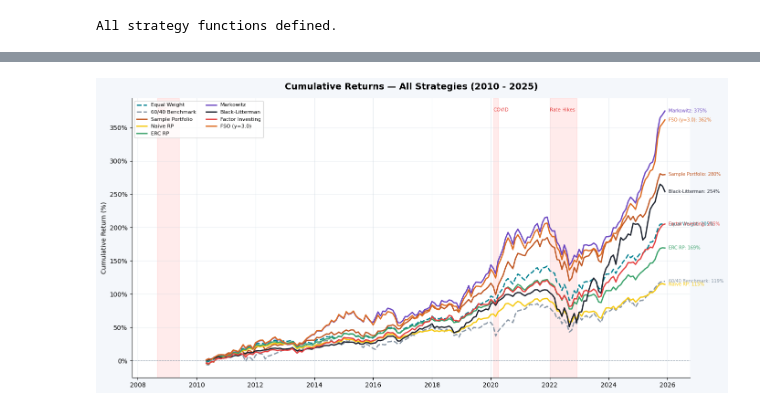
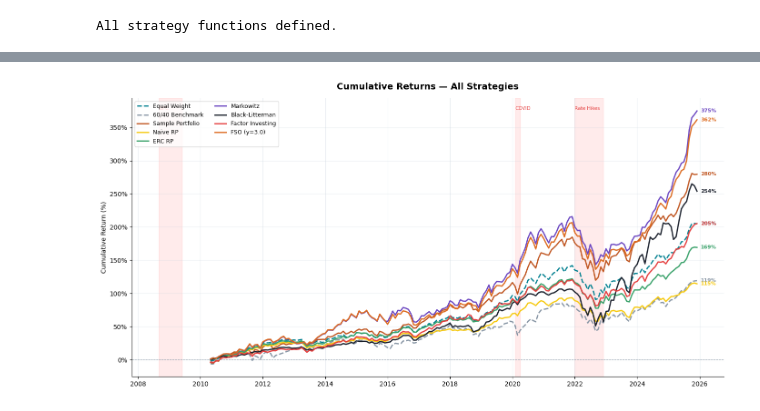
Before and after one commit to Anuj-Khadka/roboadvisor_research, a Jupyter notebook: src/models/09_comparison.ipynb, the cells around one changed output, grey strips where cells are left out. Cells and saved outputs as stored; diff of their text form; code cells hidden in the pictures.

```diff
--- a/src/models/09_comparison.ipynb
+++ b/src/models/09_comparison.ipynb
@@ -38,19 +39,32 @@ initial_investment = config['initial_investment']
 LOOKBACK        = 36
 REBAL_THRESHOLD = 0.05
 VOL_TARGET      = 0.10
+
 CRISES = [
     ('2008-09', '2009-06', 'GFC'),
     ('2020-02', '2020-04', 'COVID'),
     ('2022-01', '2022-12', 'Rate Hikes'),
 ]
 
+PALETTE = {
+    'Equal Weight'    : '#028090',
+    '60/40 Benchmark' : '#8896A5',
+    'Sample Portfolio': '#C05621',
+    'Naive RP'        : '#F6C90E',
+    'ERC RP'          : '#38A169',
+    'Markowitz'       : '#6B46C1',
+    'Black-Litterman' : '#1A202C',
+    'Factor Investing': '#E53E3E',
+    'FSO (y=3.0)'     : '#DD6B20',
+}
+
 plt.rcParams.update({
-    'figure.facecolor': '#F4F7FB', 'axes.facecolor': 'white',
+    'figure.facecolor': '#fff', 'axes.facecolor': 'white',
     'axes.spines.top': False, 'axes.spines.right': False,
     'axes.grid': True, 'grid.alpha': 0.4, 'grid.color': '#CBD5E0',
     'font.family': 'sans-serif',
 })
 print(f'Market: {market_name}  |  Initial investment: ${initial_investment:,.0f}')
-print(f'Lookback: {LOOKBACK}m  |  Rebal threshold: {REBAL_THRESHOLD*100:.0f}%  |  MPT vol target: {VOL_TARGET*100:.0f}%')
+print(f'Lookback: {LOOKBACK}m  |  Rebal threshold: {REBAL_THRESHOLD*100:.0f}%  |  Vol target: {VOL_TARGET*100:.0f}%')
 # %% [output]
 Market: primary_total_market  |  Initial investment: $1,000
@@ -58,16 +72,18 @@ Lookback: 36m  |  Rebal threshold: 5%  |  MPT vol target: 10%
 # %%
-returns = pd.read_csv(BASE / f'{market_name}_returns_monthly.csv', index_col=0, parse_dates=True)
+returns = pd.read_csv(BASE / f'{market_name}_returns_monthly.csv',
+                      index_col=0, parse_dates=True)
 assets  = returns.columns.tolist()
 N       = len(assets)
 
-rf_data           = pd.read_csv(BASE / 'risk_free_monthly.csv', index_col=0, parse_dates=True)
-rf_data           = rf_data.reindex(returns.index, method='ffill')  # align to returns dates
+rf_data           = pd.read_csv(BASE / 'risk_free_monthly.csv',
+                                index_col=0, parse_dates=True)
+rf_data           = rf_data.reindex(returns.index, method='ffill')
 annual_rf_series  = rf_data['rf_annual']
 monthly_rf_series = rf_data['rf_monthly']
 
 print(f'Returns : {returns.index[0].date()} -> {returns.index[-1].date()} ({len(returns)} months)')
 print(f'Assets  : {assets}')
-print(f'RF mean : {annual_rf_series.mean()*100:.3f}% annual (full period)')
+print(f'RF mean : {annual_rf_series.mean()*100:.3f}% annual')
 returns.describe().round(4)
 # %% [output]
 Returns : 2007-05-01 -> 2025-12-01 (224 months)
@@ -251,23 +422,24 @@ RF (aligned)      : 1.414% annual  |  0.1159% monthly
 # %%
-# ── Cumulative returns ────────────────────────────────────────────────────────
 fig, ax = plt.subplots(figsize=(14, 7))
 for label, ret in sim.items():
     cum = ((1 + ret).cumprod() - 1) * 100
     ls  = '--' if label in ('Equal Weight', '60/40 Benchmark') else '-'
     ax.plot(cum, label=label, color=PALETTE[label], linewidth=2, linestyle=ls)
     ax.annotate(
-        f'{label}: {cum.iloc[-1]:.0f}%',
-        xy=(cum.index[-1], cum.iloc[-1]), xytext=(6, 0),
-        textcoords='offset points', fontsize=7, color=PALETTE[label], va='center',
+        f'{cum.iloc[-1]:.0f}%',
+        xy=(cum.index[-1], cum.iloc[-1]),
+        xytext=(6, 0), textcoords='offset points',
+        color=PALETTE[label], fontsize=8, fontweight='bold', va='center',
     )
 for s, e, lbl in CRISES:
     ax.axvspan(pd.Timestamp(s), pd.Timestamp(e), alpha=0.08, color='red', zorder=0)
-    ax.text(pd.Timestamp(s), ax.get_ylim()[1] * 0.95, lbl, fontsize=7.5, color='#E53E3E')
+    ax.text(pd.Timestamp(s), ax.get_ylim()[1]*0.97, lbl,
+            fontsize=7.5, color='#E53E3E', va='top')
 ax.axhline(0, color='#8896A5', linewidth=0.8, linestyle='--')
-ax.set_title('Cumulative Returns — All Strategies (2010 - 2025)', fontsize=14, fontweight='bold', pad=14)
+ax.set_title('Cumulative Returns — All Strategies', fontsize=14, fontweight='bold', pad=14)
 ax.set_ylabel('Cumulative Return (%)')
 ax.yaxis.set_major_formatter(mticker.PercentFormatter())
-ax.legend(fontsize=8, loc='upper left', ncol=2)
+ax.legend(fontsize=9, loc='upper left', ncol=2)
 plt.tight_layout(); plt.show()
 # %% [output]
-[figure, old version]
+[figure, new version]
```
Also changed, not shown: parts of 20 cells of this notebook.
